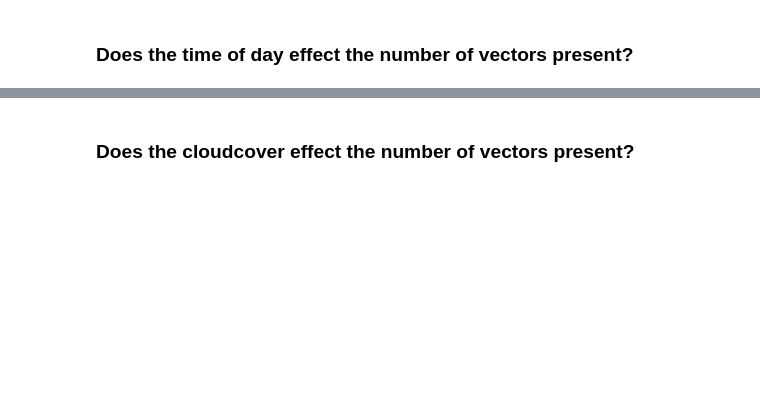
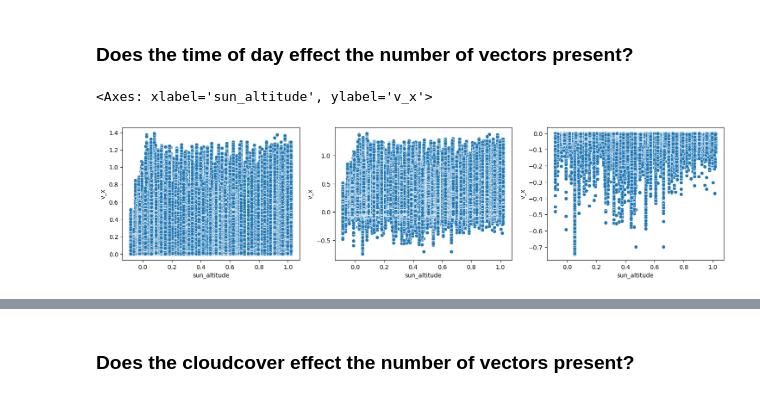
Before and after one commit to hfluke/PIV_UWRL, a Jupyter notebook: temp.ipynb, the cells around one changed output, grey strips where cells are left out. Drawn from its saved outputs; the diff is of its cells as text; code cells hidden in the pictures; blank space fills up the shorter version.

```diff
--- a/temp.ipynb
+++ b/temp.ipynb
@@ -11,0 +6,7 @@ df
+# %%
+df = pd.read_csv('temp2/temp_5.csv')
+df['v_pos'] = [0 if value < 0 else 1 for value in df.v_x.values]
+df.pH = [value if value < 15 else value / 10 for value in df.pH.values]
+df.datetime = pd.to_datetime(df.datetime)
+print(df.columns)
+df
@@ -14,26 +35,26 @@ df
 # %%
 fig, axes = plt.subplots(1, 3, figsize=(18, 4))
 
-sns.regplot(
+sns.scatterplot(
     data=df[df.v_x >= 0],
     x='sun_altitude',
     y='v_x',
-    line_kws={'color': 'red'},
     ax=axes[0]
 )
 
-sns.regplot(
+sns.scatterplot(
     data=df,
     x='sun_altitude',
     y='v_x',
-    line_kws={'color': 'red'},
     ax=axes[1]
 )
 
-sns.regplot(
+sns.scatterplot(
     data=df[df.v_x < 0],
     x='sun_altitude',
     y='v_x',
-    line_kws={'color': 'red'},
     ax=axes[2]
 )
+# %% [output]
+<Axes: xlabel='sun_altitude', ylabel='v_x'>
+[figure, added]
```
Also changed, not shown: parts of 23 cells of this notebook, 7 other files.
